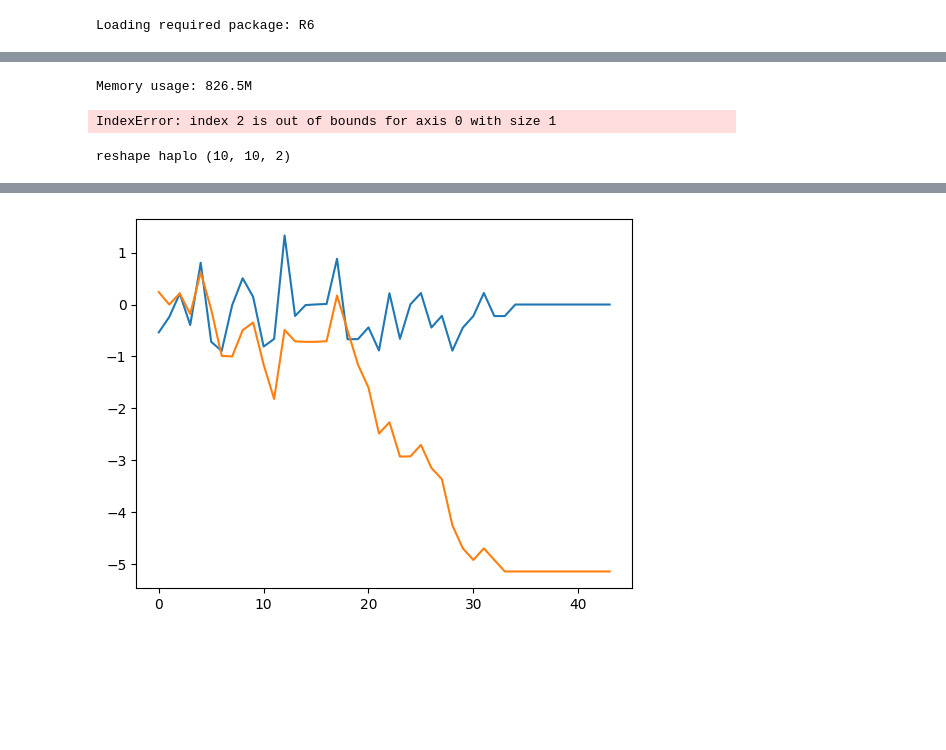
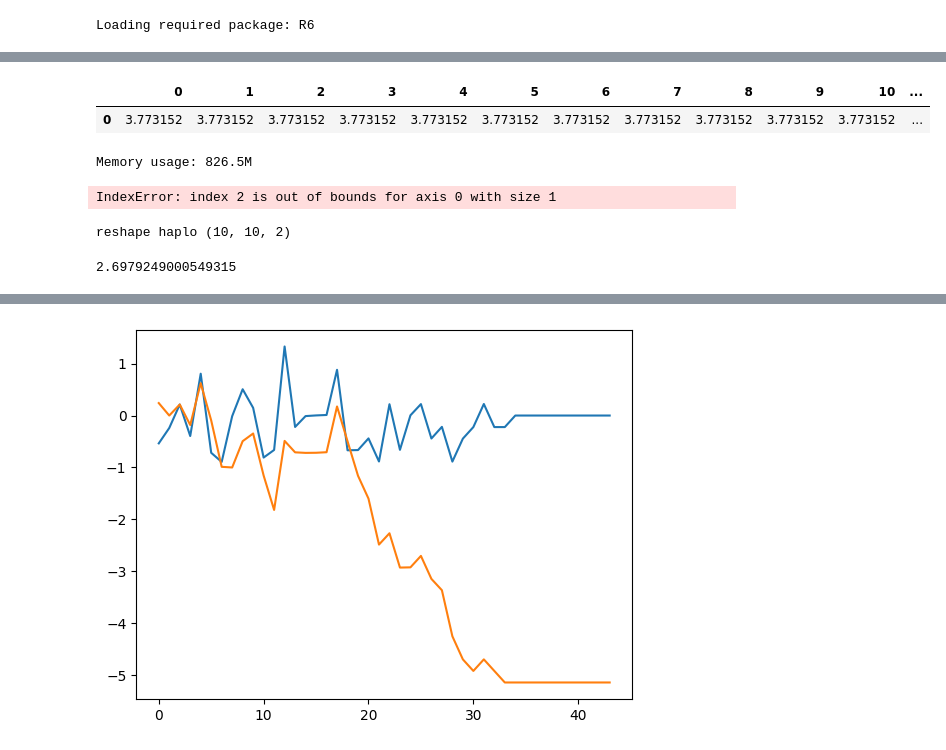
Before and after one commit to cjGO/breeder_agent, a Jupyter notebook: test.ipynb, the cells around one changed output, grey strips where cells are left out. Drawn from its saved outputs; the diff is of its cells as text; code cells hidden in the pictures; blank space fills up the shorter version.

```diff
--- a/test.ipynb
+++ b/test.ipynb
@@ -675,3 +682,8 @@ Memory usage: 826.5M
+# %%
+df
+# %% [output]
+|  | 0 | 1 | 2 | 3 | 4 | 5 | 6 | 7 | 8 | 9 | 10 | ... |
+| 0 | 3.773152 | 3.773152 | 3.773152 | 3.773152 | 3.773152 | 3.773152 | 3.773152 | 3.773152 | 3.773152 | 3.773152 | 3.773152 | ... |
 # %%
 import numpy as np
 from tensorflow.keras.layers import Input, Flatten, Dense, Reshape
@@ -853,6 +865,17 @@ class BreedingProgram:
         policy = self.actor([current_pop, current_scores])
 
         return policy
+    def get_baseline(self):
+        running_baseline = []
+        for _ in range(5): #5 samples for baseline target score
+            farm.reset()
+            total_cycles = 20
+            data = []
+            for i in range(total_cycles):
+                data.append(truncate_cycle(farm))
+            running_baseline.append(max(data))
+        baseline = sum(running_baseline) / len(running_baseline)
+        return baseline
 
     # TRAINING
     @tf.function
@@ -902,8 +925,10 @@ mean_score_list=[]
 critic_loss_list=[]
 
 farm  = BreedingProgram(initial_population, genetic_map, population_size, marker_count, chromosome_number, max_generation, heritability)
+farm.get_baseline()
 # %% [output]
 reshape haplo (10, 10, 2)
+2.6979249000549315
 # %%
 distances = []
 for i in range(500):
```
Also changed, not shown: parts of 6 cells of this notebook.
